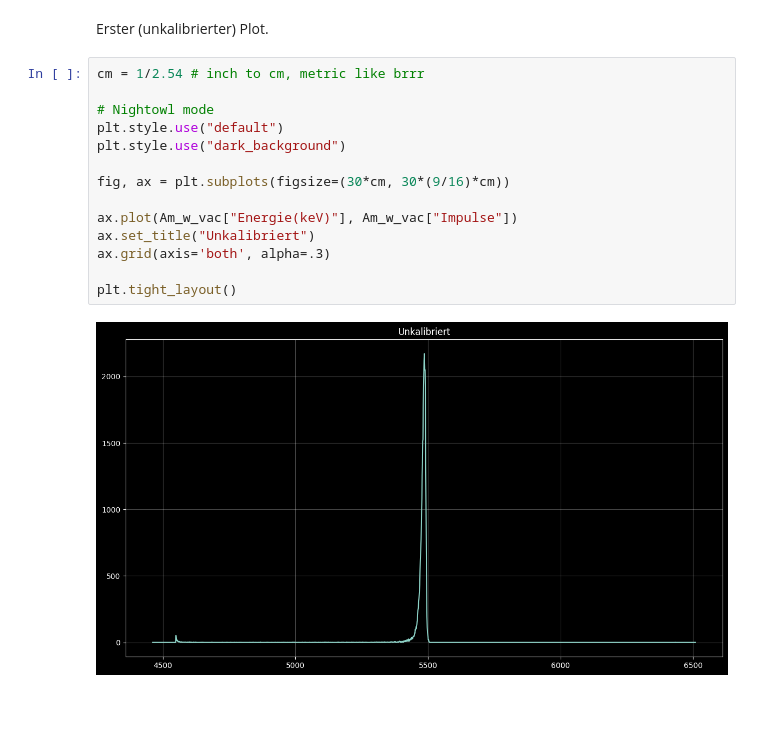
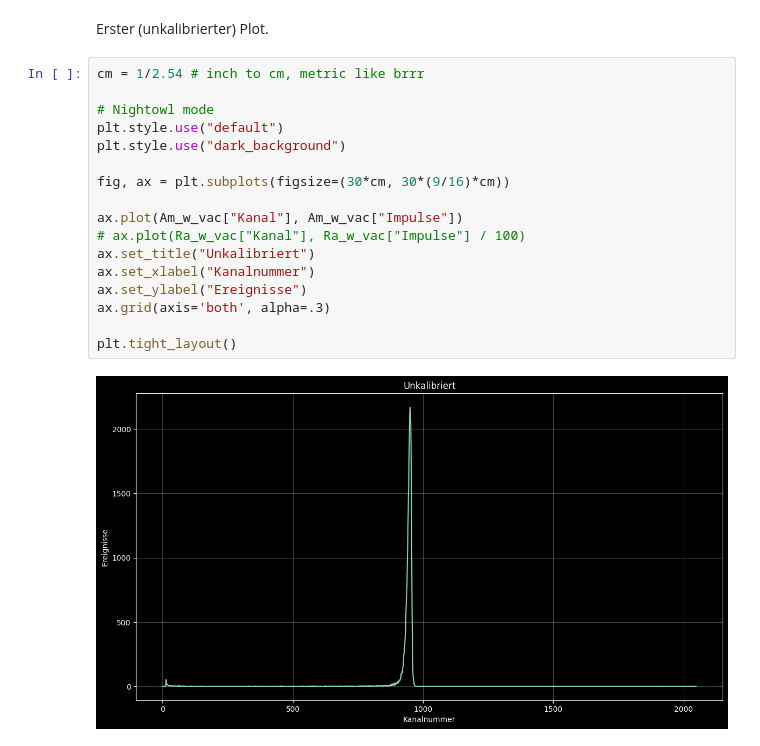
Before and after one commit to HateFindingNames/RadiationProtection_DetectorTechnology, a Jupyter notebook: V11/V11.ipynb, the cells around one changed output. Drawn from its saved outputs; the diff is of its cells as text; blank space fills up the shorter version.

```diff
--- a/V11/V11.ipynb
+++ b/V11/V11.ipynb
@@ -97,16 +97,19 @@ Erster (unkalibrierter) Plot.
 # %%
 cm = 1/2.54 # inch to cm, metric like brrr
 
 # Nightowl mode
 plt.style.use("default")
 plt.style.use("dark_background")
 
 fig, ax = plt.subplots(figsize=(30*cm, 30*(9/16)*cm))
 
-ax.plot(Am_w_vac["Energie(keV)"], Am_w_vac["Impulse"])
+ax.plot(Am_w_vac["Kanal"], Am_w_vac["Impulse"])
+# ax.plot(Ra_w_vac["Kanal"], Ra_w_vac["Impulse"] / 100)
 ax.set_title("Unkalibriert")
+ax.set_xlabel("Kanalnummer")
+ax.set_ylabel("Ereignisse")
 ax.grid(axis='both', alpha=.3)
 
 plt.tight_layout()
 # %% [output]
-[figure, old version]
+[figure, new version]
```
Also changed, not shown: parts of 28 cells of this notebook.
